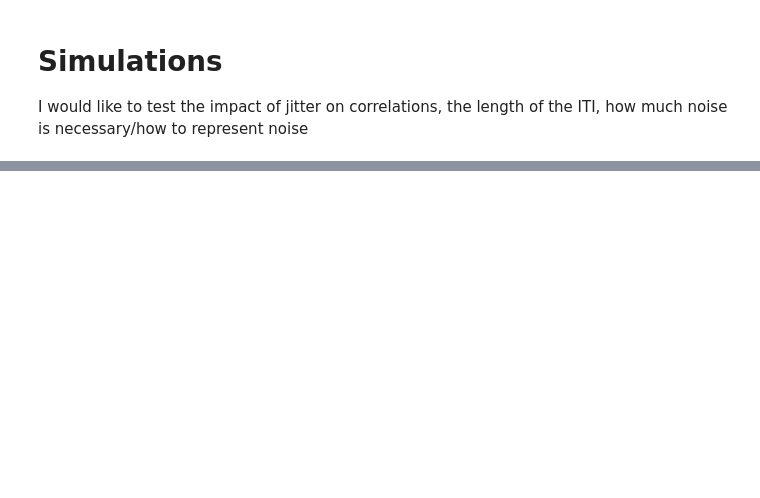
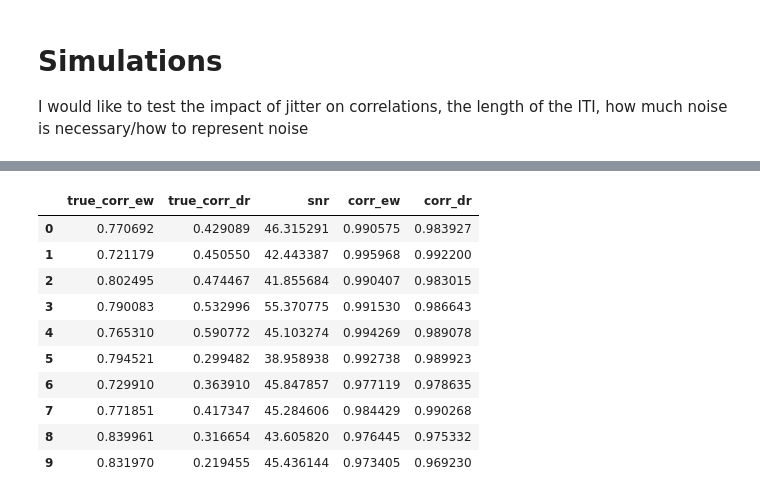
Before and after one commit to jdkent/betaSeriesSimulations, a Jupyter notebook: simulations.ipynb, the cells around one changed output, grey strips where cells are left out. Saved outputs shown, nothing was run; the diff lists cells and outputs as text; code cells hidden in the pictures; blank space fills up the shorter version.

```diff
--- a/simulations.ipynb
+++ b/simulations.ipynb
@@ -299,12 +263,6 @@ for bmap in result.outputs.beta_maps:
         bm_ew = nib.load(bmap)
     elif 'daniel_radcliffe' in bmap:
         bm_dr = nib.load(bmap)
-
-for bmap_nj in result_nj.outputs.beta_maps:
-    if 'elijah_wood' in bmap_nj:
-        bm_nj_ew = nib.load(bmap_nj)
-    elif 'daniel_radcliffe' in bmap_nj:
-        bm_nj_dr = nib.load(bmap_nj)
 # %%
 betas_ew = np.squeeze(bm_ew.get_data())
 betas_dr = np.squeeze(bm_dr.get_data())
@@ -335,13 +279,3 @@ array([[1.        , 0.42242426],
 # Simulations
 
 I would like to test the impact of jitter on correlations, the length of the ITI, how much noise is necessary/how to represent noise
-# %%
-Y_c = X @ B
-
-ps = np.abs(np.fft.fft(err[:,1]))**2
-freqs = np.fft.fftfreq(err[:,1].size, 1)
-idx = np.argsort(freqs)
-
-
-f = plt.plot(freqs[idx], ps[idx])
-f[0].axes.set_ylim((0, 5))
@@ -364,0 +733,2 @@ np.std(Y[:,1])
+# %%
+test_sim = BetaSeriesSimulation(sd_err=0.04, n_simulations=10)
@@ -364,0 +740,2 @@ np.std(Y[:,1])
+# %%
+test_sim.run_simulations()
@@ -364,0 +762,14 @@ np.std(Y[:,1])
+# %%
+test_sim.simulation_results
+# %% [output]
+|  | true_corr_ew | true_corr_dr | snr | corr_ew | corr_dr |
+| 0 | 0.770692 | 0.429089 | 46.315291 | 0.990575 | 0.983927 |
+| 1 | 0.721179 | 0.450550 | 42.443387 | 0.995968 | 0.992200 |
+| 2 | 0.802495 | 0.474467 | 41.855684 | 0.990407 | 0.983015 |
+| 3 | 0.790083 | 0.532996 | 55.370775 | 0.991530 | 0.986643 |
+| 4 | 0.765310 | 0.590772 | 45.103274 | 0.994269 | 0.989078 |
+| 5 | 0.794521 | 0.299482 | 38.958938 | 0.992738 | 0.989923 |
+| 6 | 0.729910 | 0.363910 | 45.847857 | 0.977119 | 0.978635 |
+| 7 | 0.771851 | 0.417347 | 45.284606 | 0.984429 | 0.990268 |
+| 8 | 0.839961 | 0.316654 | 43.605820 | 0.976445 | 0.975332 |
+| 9 | 0.831970 | 0.219455 | 45.436144 | 0.973405 | 0.969230 |
```
Also changed, not shown: parts of 23 cells of this notebook, 1 other file.
